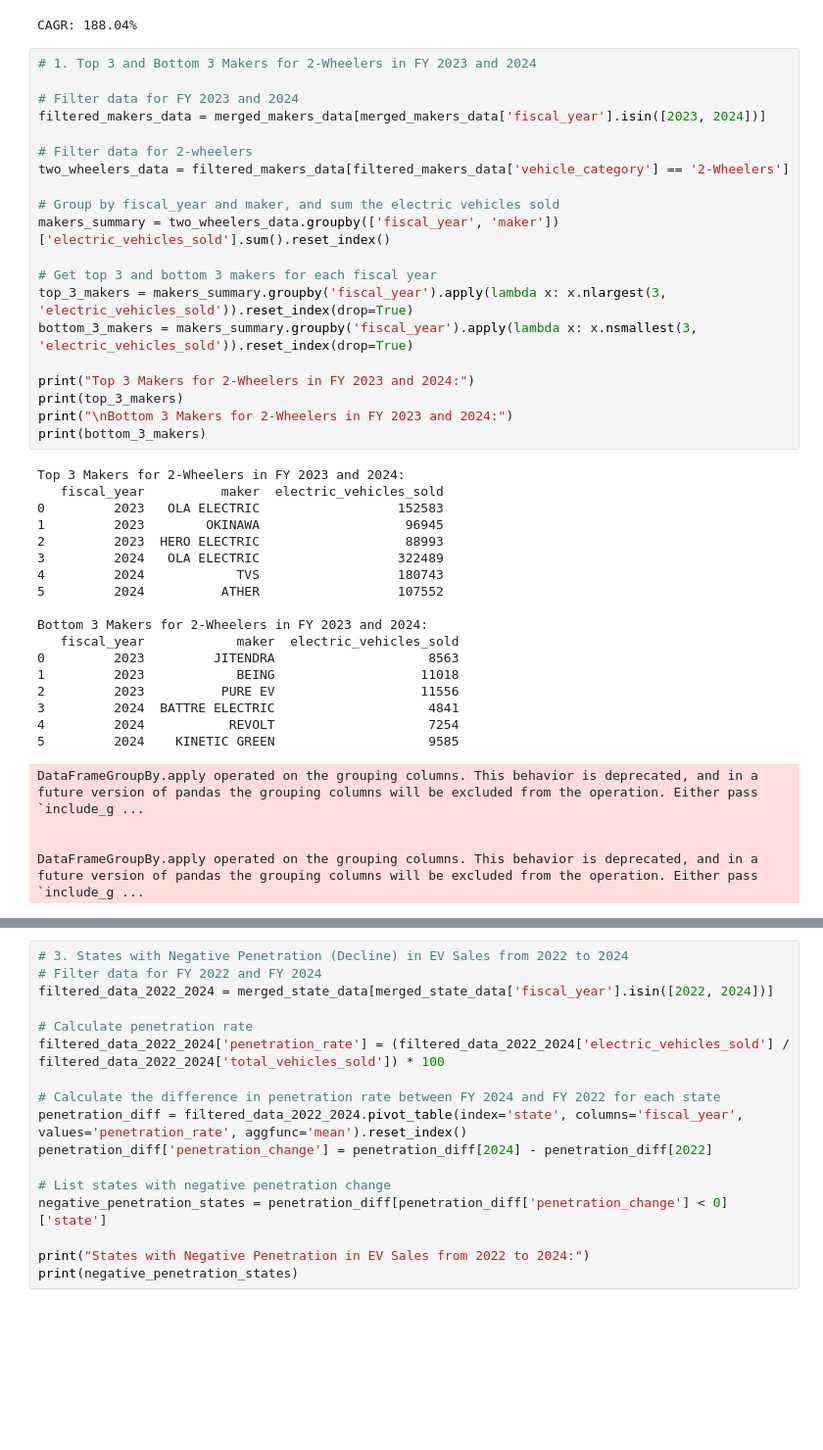
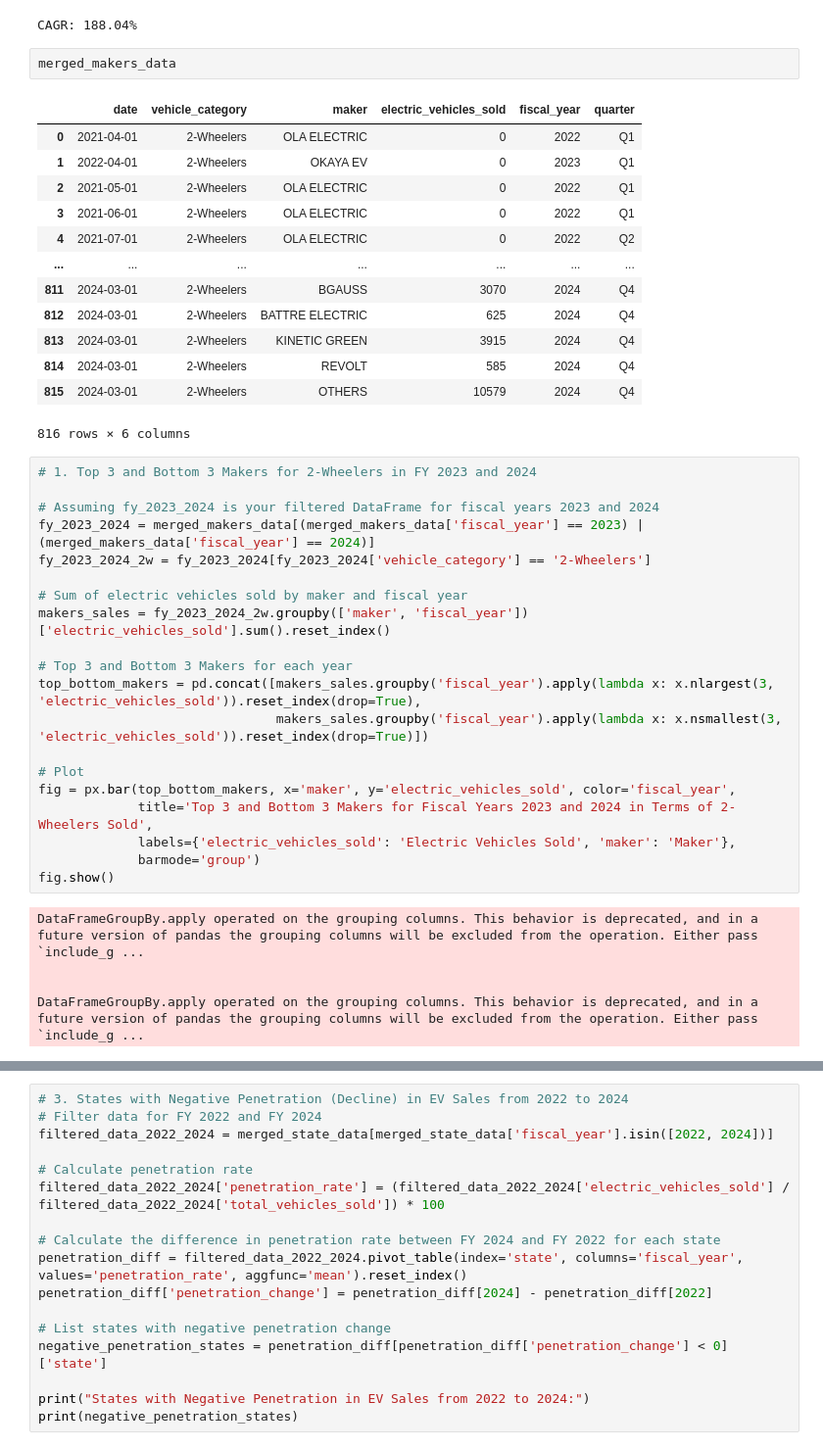
Before and after one commit to kaumil-mg/Code-Basics-Challenge, a Jupyter notebook: RPC12_Input_For_Participants/analysis.ipynb, the cells around one changed output, grey strips where cells are left out. Shown: that part at 98% size. Drawn from its saved outputs; the diff is of its cells as text; blank space fills up the shorter version.

```diff
--- a/RPC12_Input_For_Participants/analysis.ipynb
+++ b/RPC12_Input_For_Participants/analysis.ipynb
@@ -115,45 +116,44 @@ cagr = calculate_cagr(end_value, start_value, periods)
 print(f'CAGR: {cagr:.2%}')
 # %% [output]
 CAGR: 188.04%
+# %%
+merged_makers_data
+# %% [output]
+|  | date | vehicle_category | maker | electric_vehicles_sold | fiscal_year | quarter |
+| 0 | 2021-04-01 | 2-Wheelers | OLA ELECTRIC | 0 | 2022 | Q1 |
+| 1 | 2022-04-01 | 2-Wheelers | OKAYA EV | 0 | 2023 | Q1 |
+| 2 | 2021-05-01 | 2-Wheelers | OLA ELECTRIC | 0 | 2022 | Q1 |
+| 3 | 2021-06-01 | 2-Wheelers | OLA ELECTRIC | 0 | 2022 | Q1 |
+| 4 | 2021-07-01 | 2-Wheelers | OLA ELECTRIC | 0 | 2022 | Q2 |
+| ... | ... | ... | ... | ... | ... | ... |
+| 811 | 2024-03-01 | 2-Wheelers | BGAUSS | 3070 | 2024 | Q4 |
+| 812 | 2024-03-01 | 2-Wheelers | BATTRE ELECTRIC | 625 | 2024 | Q4 |
+| 813 | 2024-03-01 | 2-Wheelers | KINETIC GREEN | 3915 | 2024 | Q4 |
+| 814 | 2024-03-01 | 2-Wheelers | REVOLT | 585 | 2024 | Q4 |
+| 815 | 2024-03-01 | 2-Wheelers | OTHERS | 10579 | 2024 | Q4 |
+816 rows × 6 columns
 # %%
 # 1. Top 3 and Bottom 3 Makers for 2-Wheelers in FY 2023 and 2024
 
-# Filter data for FY 2023 and 2024
-filtered_makers_data = merged_makers_data[merged_makers_data['fiscal_year'].isin([2023, 2024])]
+# Assuming fy_2023_2024 is your filtered DataFrame for fiscal years 2023 and 2024
+fy_2023_2024 = merged_makers_data[(merged_makers_data['fiscal_year'] == 2023) | (merged_makers_data['fiscal_year'] == 2024)]
+fy_2023_2024_2w = fy_2023_2024[fy_2023_2024['vehicle_category'] == '2-Wheelers']
 
-# Filter data for 2-wheelers
-two_wheelers_data = filtered_makers_data[filtered_makers_data['vehicle_category'] == '2-Wheelers']
+# Sum of electric vehicles sold by maker and fiscal year
+makers_sales = fy_2023_2024_2w.groupby(['maker', 'fiscal_year'])['electric_vehicles_sold'].sum().reset_index()
 
-# Group by fiscal_year and maker, and sum the electric vehicles sold
-makers_summary = two_wheelers_data.groupby(['fiscal_year', 'maker'])['electric_vehicles_sold'].sum().reset_index()
+# Top 3 and Bottom 3 Makers for each year
+top_bottom_makers = pd.concat([makers_sales.groupby('fiscal_year').apply(lambda x: x.nlargest(3, 'electric_vehicles_sold')).reset_index(drop=True),
+                               makers_sales.groupby('fiscal_year').apply(lambda x: x.nsmallest(3, 'electric_vehicles_sold')).reset_index(drop=True)])
 
-# Get top 3 and bottom 3 makers for each fiscal year
-top_3_makers = makers_summary.groupby('fiscal_year').apply(lambda x: x.nlargest(3, 'electric_vehicles_sold')).reset_index(drop=True)
-bottom_3_makers = makers_summary.groupby('fiscal_year').apply(lambda x: x.nsmallest(3, 'electric_vehicles_sold')).reset_index(drop=True)
-
-print("Top 3 Makers for 2-Wheelers in FY 2023 and 2024:")
-print(top_3_makers)
-print("\nBottom 3 Makers for 2-Wheelers in FY 2023 and 2024:")
-print(bottom_3_makers)
+# Plot
+fig = px.bar(top_bottom_makers, x='maker', y='electric_vehicles_sold', color='fiscal_year',
+             title='Top 3 and Bottom 3 Makers for Fiscal Years 2023 and 2024 in Terms of 2-Wheelers Sold',
+             labels={'electric_vehicles_sold': 'Electric Vehicles Sold', 'maker': 'Maker'},
+             barmode='group')
+fig.show()
 # %% [output]
-Top 3 Makers for 2-Wheelers in FY 2023 and 2024:
-   fiscal_year          maker  electric_vehicles_sold
-0         2023   OLA ELECTRIC                  152583
-1         2023        OKINAWA                   96945
-2         2023  HERO ELECTRIC                   88993
-3         2024   OLA ELECTRIC                  322489
-4         2024            TVS                  180743
-5         2024          ATHER                  107552
+DataFrameGroupBy.apply operated on the grouping columns. This behavior is deprecated, and in a future version of pandas the grouping columns will be excluded from the operation. Either pass `include_g ...
 
-Bottom 3 Makers for 2-Wheelers in FY 2023 and 2024:
-   fiscal_year            maker  electric_vehicles_sold
-0         2023         JITENDRA                    8563
-1         2023            BEING                   11018
-2         2023          PURE EV                   11556
-3         2024  BATTRE ELECTRIC                    4841
-4         2024           REVOLT                    7254
-5         2024    KINETIC GREEN                    9585
+
+DataFrameGroupBy.apply operated on the grouping columns. This behavior is deprecated, and in a future version of pandas the grouping columns will be excluded from the operation. Either pass `include_g ...
-DataFrameGroupBy.apply operated on the grouping columns. This behavior is deprecated, and in a future version of pandas the grouping columns will be excluded from the operation. Either pass `include_g ...
-
-
-DataFrameGroupBy.apply operated on the grouping columns. This behavior is deprecated, and in a future version of pandas the grouping columns will be excluded from the operation. Either pass `include_g ...
```
Also changed, not shown: parts of 11 cells of this notebook, 3 other files.
